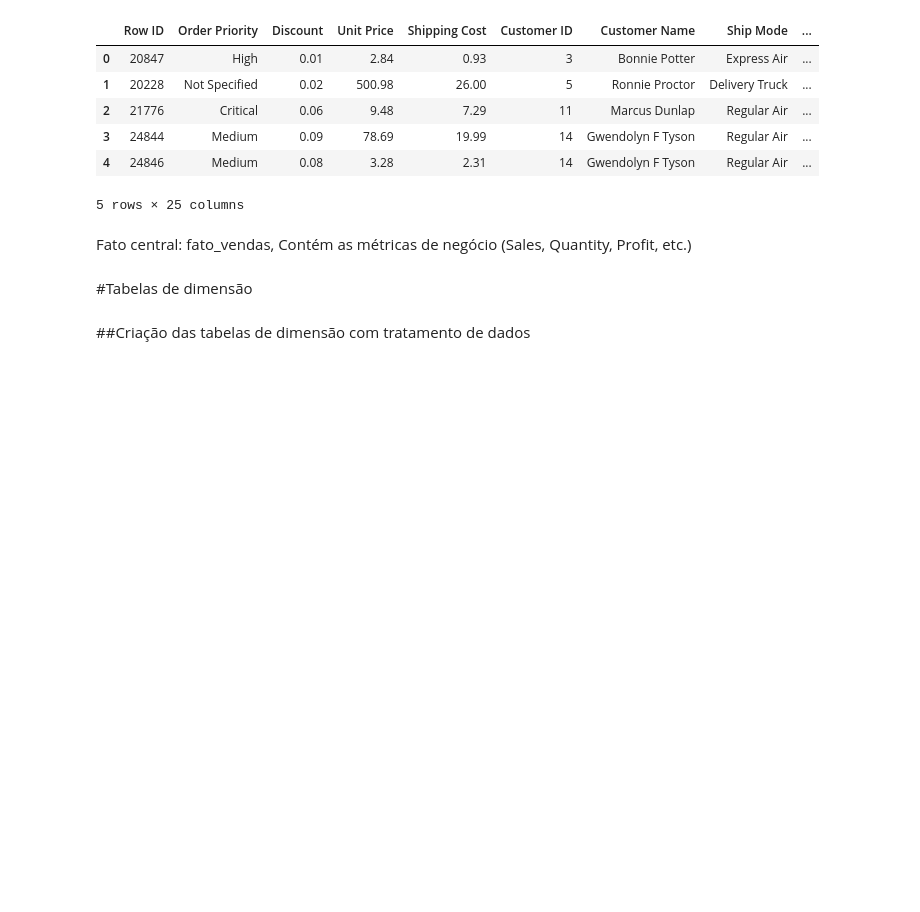
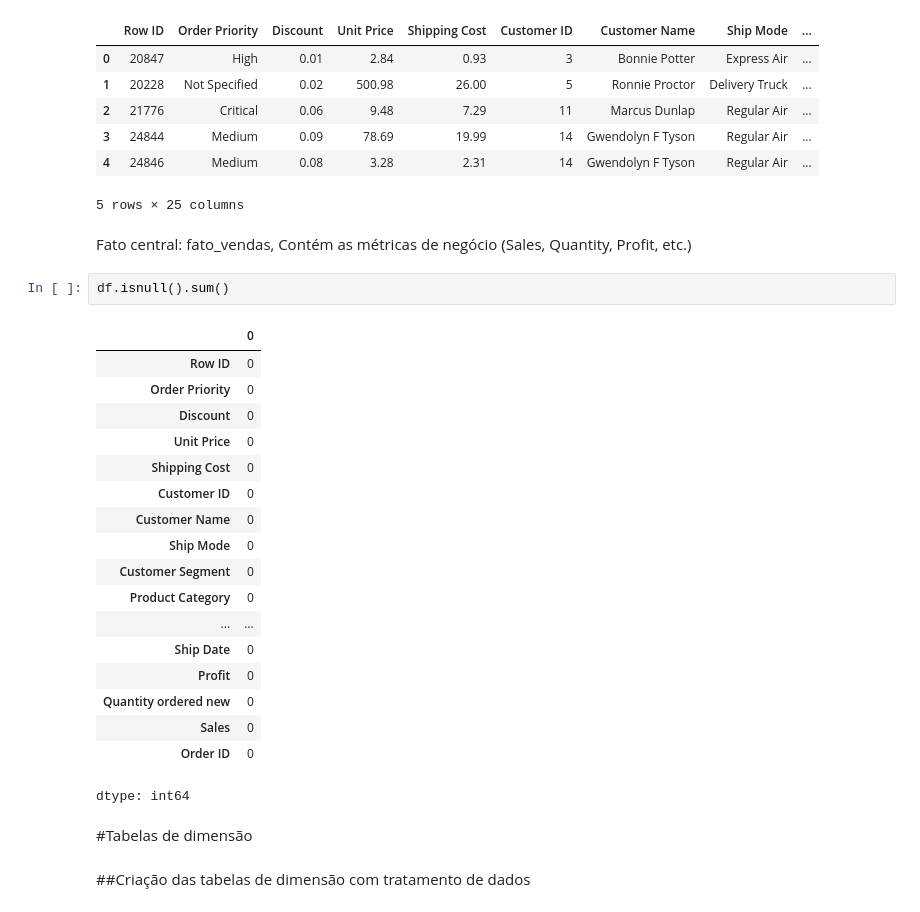
Before and after one commit to LucianoBruno1/SuperStore_Sales_BusinessInteligence, a Jupyter notebook: Projeto_TEBD.ipynb, the cells around one changed output. Saved outputs shown, nothing was run; the diff lists cells and outputs as text; blank space fills up the shorter version.

```diff
--- a/Projeto_TEBD.ipynb
+++ b/Projeto_TEBD.ipynb
@@ -24,6 +24,27 @@ df.head()
 5 rows × 25 columns
 # %% [markdown]
 Fato central: fato_vendas, Contém as métricas de negócio (Sales, Quantity, Profit, etc.)
+# %%
+df.isnull().sum()
+# %% [output]
+|  | 0 |
+| Row ID | 0 |
+| Order Priority | 0 |
+| Discount | 0 |
+| Unit Price | 0 |
+| Shipping Cost | 0 |
+| Customer ID | 0 |
+| Customer Name | 0 |
+| Ship Mode | 0 |
+| Customer Segment | 0 |
+| Product Category | 0 |
+| ... | ... |
+| Ship Date | 0 |
+| Profit | 0 |
+| Quantity ordered new | 0 |
+| Sales | 0 |
+| Order ID | 0 |
+dtype: int64
 # %% [markdown]
 #Tabelas de dimensão
 # %% [markdown]
```
Also changed, not shown: parts of 19 cells of this notebook.
